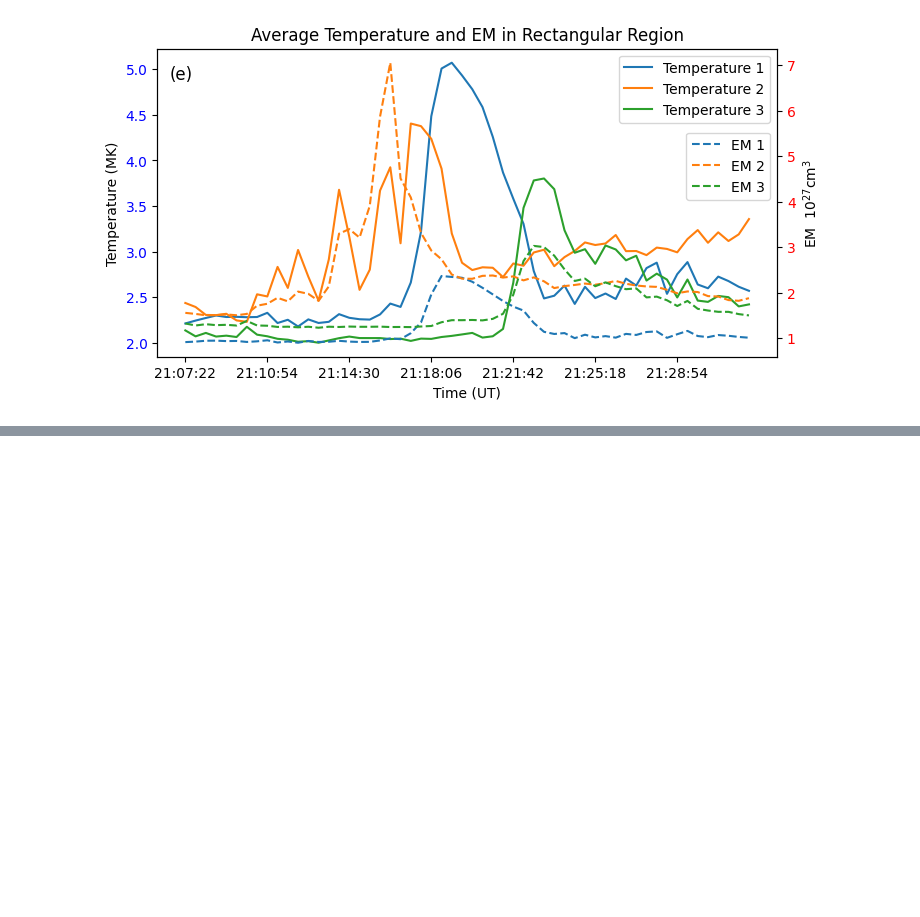
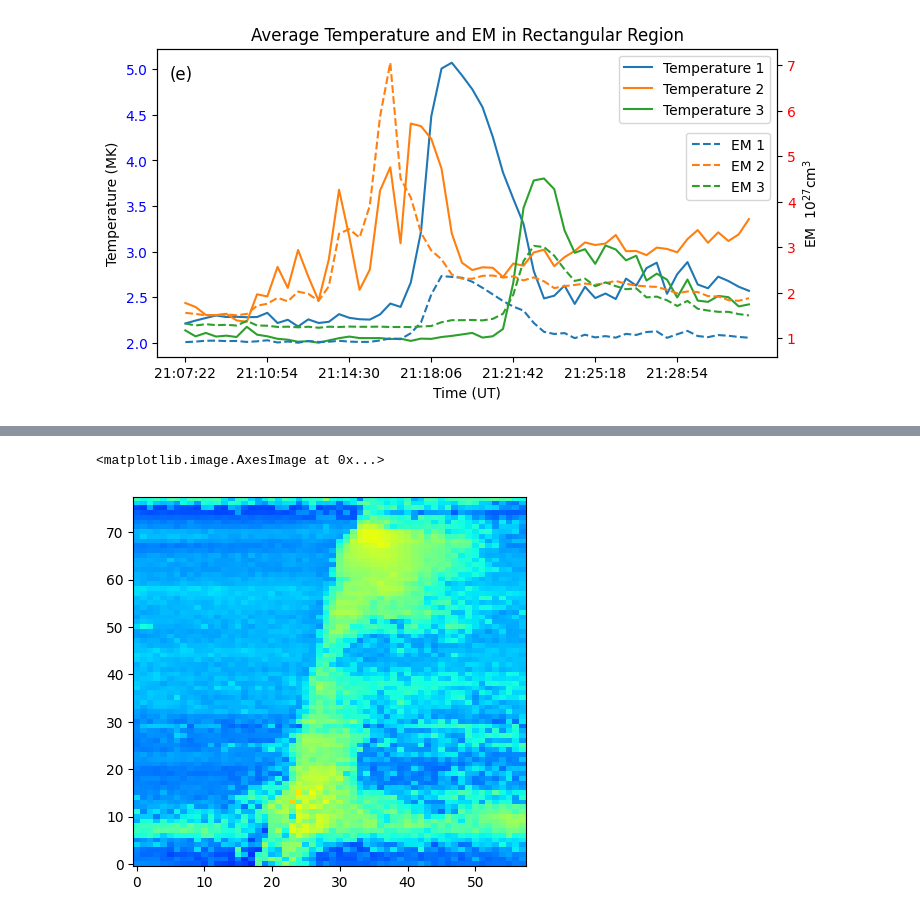
Before and after one commit to xiaosjh/reconnection, a Jupyter notebook: draw_image2.ipynb, the cells around one changed output, grey strips where cells are left out. Saved outputs shown, nothing was run; the diff lists cells and outputs as text; code cells hidden in the pictures; blank space fills up the shorter version.

```diff
--- a/draw_image2.ipynb
+++ b/draw_image2.ipynb
@@ -523,0 +595,14 @@ fig.colorbar(im,ax=ax)
+# %%
+data_temp=np.load(r'D:\Learning\PHD1st\magnetic_reconnecion\program\temp.npy')
+y_grid = np.arange(data_temp.shape[0])
+x_grid = np.arange(data_temp.shape[1])
+# 使用双线性插值获取 20 个时间步上的像素值
+result_matrix_temp = np.zeros((78, data_temp.shape[2]))
+for t in range(data_em.shape[2]):
+    interp_func = RegularGridInterpolator((y_grid,x_grid), data_temp[:, :, t], method='linear')
+    #这个矩阵记录的是插值点对应的值
+    result_matrix_temp[:, t] = (interp_func(a)+interp_func(b)+interp_func(c))/3
+plt.imshow(np.log10(result_matrix_temp),cmap='jet',origin='lower',vmin=6.0,vmax=7.3,aspect=0.7)
+# %% [output]
+<matplotlib.image.AxesImage at 0x...>
+[figure, added]
```
Also changed, not shown: parts of 14 cells of this notebook, 5 other files.
